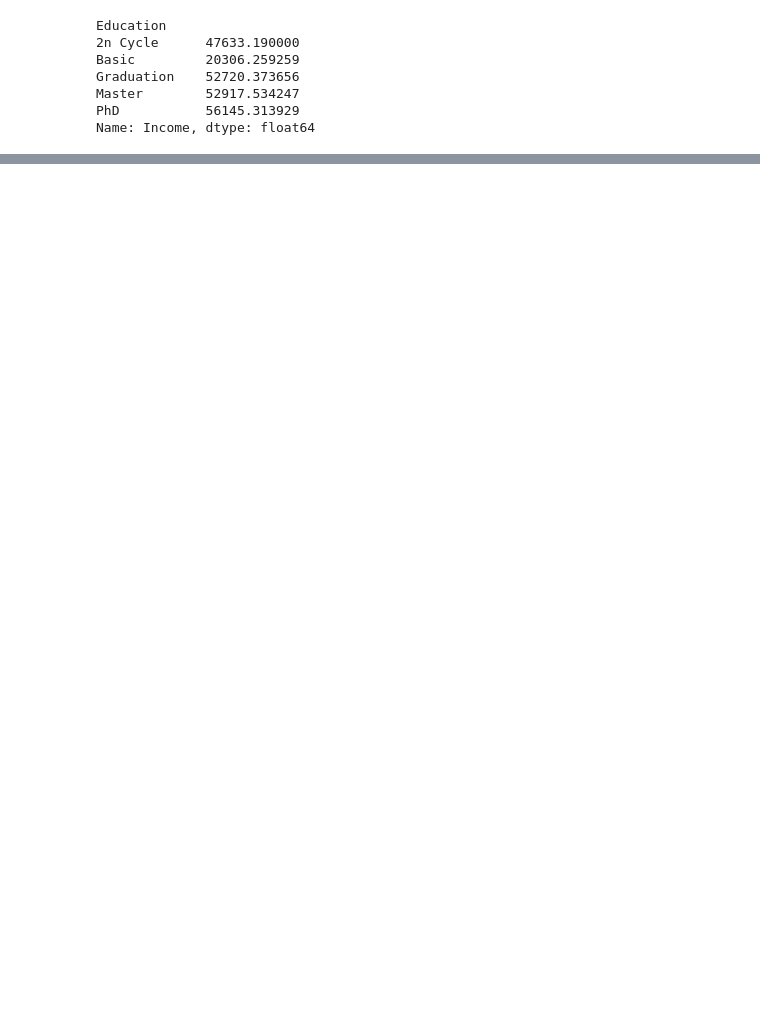
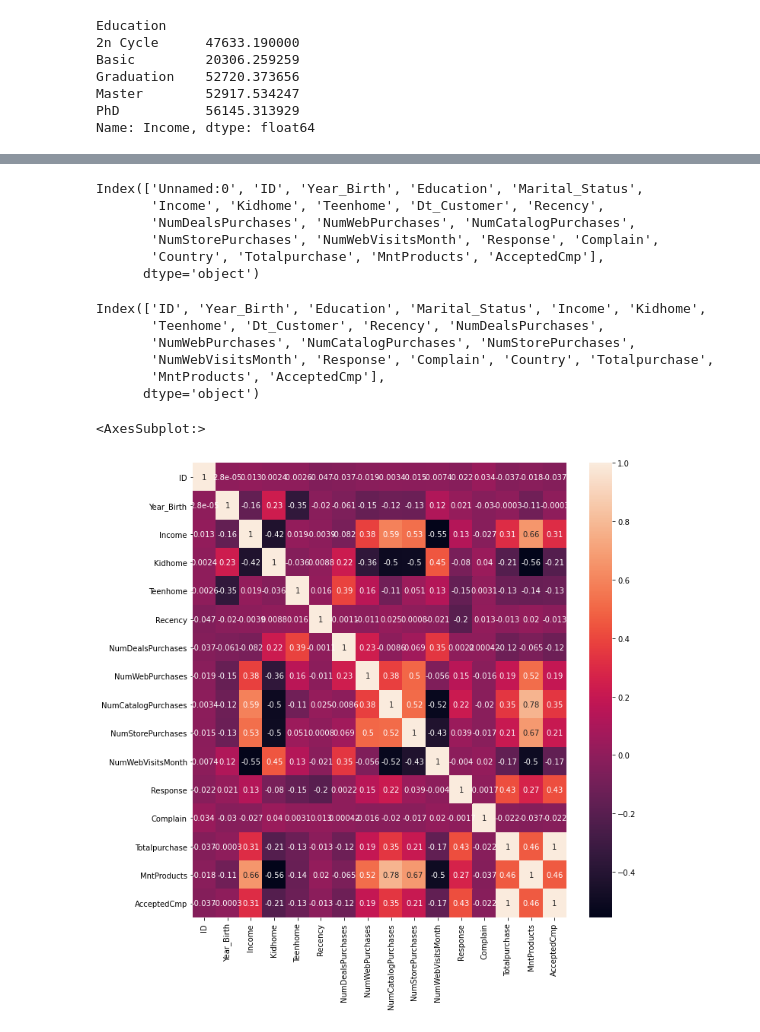
Before and after one commit to pv05/PythonEDAs, a Jupyter notebook: Marketingdata.ipynb, the cells around one changed output, grey strips where cells are left out. Saved outputs shown, nothing was run; the diff lists cells and outputs as text; code cells hidden in the pictures; blank space fills up the shorter version.

```diff
--- a/Marketingdata.ipynb
+++ b/Marketingdata.ipynb
@@ -199,0 +264,32 @@ memory usage: 490.1+ KB
+# %%
+dataset.drop(columns=['MntWines','MntFruits','MntMeatProducts','MntFishProducts','MntSweetProducts','MntGoldProds'],inplace=True)
+# %%
+dataset['AcceptedCmp']=dataset['AcceptedCmp1']+dataset['AcceptedCmp2']+dataset['AcceptedCmp3']+dataset['AcceptedCmp4']+dataset['AcceptedCmp5']
+# %%
+dataset.drop(columns=['AcceptedCmp1','AcceptedCmp2','AcceptedCmp3','AcceptedCmp4','AcceptedCmp5'],inplace=True)
+# %%
+dataset.columns
+# %% [output]
+Index(['Unnamed:0', 'ID', 'Year_Birth', 'Education', 'Marital_Status',
+       'Income', 'Kidhome', 'Teenhome', 'Dt_Customer', 'Recency',
+       'NumDealsPurchases', 'NumWebPurchases', 'NumCatalogPurchases',
+       'NumStorePurchases', 'NumWebVisitsMonth', 'Response', 'Complain',
+       'Country', 'Totalpurchase', 'MntProducts', 'AcceptedCmp'],
+      dtype='object')
+# %%
+dataset.drop(columns=['Unnamed:0'],inplace=True)
+# %%
+dataset.columns
+# %% [output]
+Index(['ID', 'Year_Birth', 'Education', 'Marital_Status', 'Income', 'Kidhome',
+       'Teenhome', 'Dt_Customer', 'Recency', 'NumDealsPurchases',
+       'NumWebPurchases', 'NumCatalogPurchases', 'NumStorePurchases',
+       'NumWebVisitsMonth', 'Response', 'Complain', 'Country', 'Totalpurchase',
+       'MntProducts', 'AcceptedCmp'],
+      dtype='object')
+# %%
+plt.figure(figsize=(11,11))
+sns.heatmap(dataset.corr(),annot=True)
+# %% [output]
+<AxesSubplot:>
+[figure, added]
```
Also changed, not shown: parts of 34 cells of this notebook, 1 other file.
